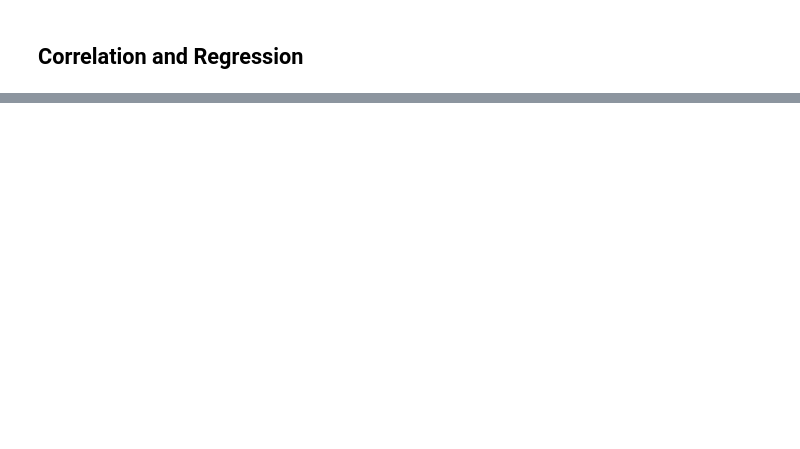
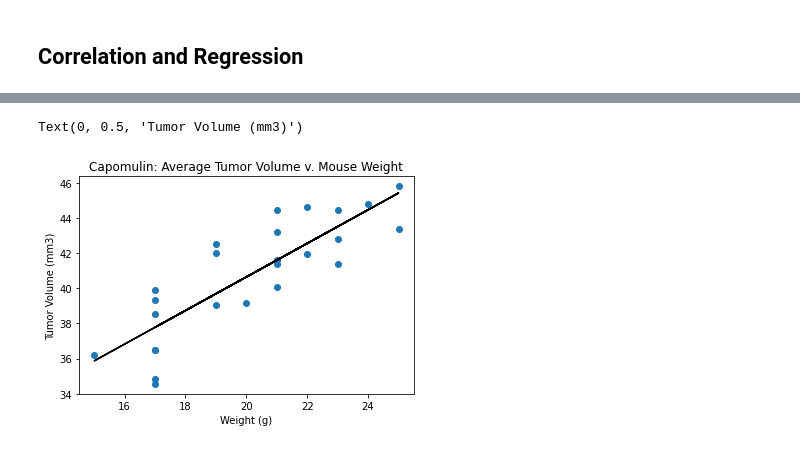
Before and after one commit to szig97/matplotlib-challenge, a Jupyter notebook: pymaceuticals.ipynb, the cells around one changed output, grey strips where cells are left out. Cells and saved outputs as stored; diff of their text form; code cells hidden in the pictures; blank space fills up the shorter version.

```diff
--- a/pymaceuticals.ipynb
+++ b/pymaceuticals.ipynb
@@ -382,0 +386,15 @@ Text(0.5, 0, 'Weight (g)')
+# %%
+# Calculate the linear regression model for mouse weight and average tumor volume for the Capomulin regimen
+x_values = avg_cap["Weight (g)"]
+y_values = avg_cap["Tumor Volume (mm3)"]
+
+cap_slope, cap_int, cap_r, cap_p, cap_std_err = st.linregress(x_values, y_values)
+cap_fit = cap_slope * x_values + cap_int
+plt.plot(x_values, cap_fit, "-", color="black")
+plt.scatter(x_values, y_values)
+plt.title("Capomulin: Average Tumor Volume v. Mouse Weight")
+plt.xlabel("Weight (g)")
+plt.ylabel("Tumor Volume (mm3)")
+# %% [output]
+Text(0, 0.5, 'Tumor Volume (mm3)')
+[figure, added]
```
Also changed, not shown: parts of 2 cells of this notebook.
